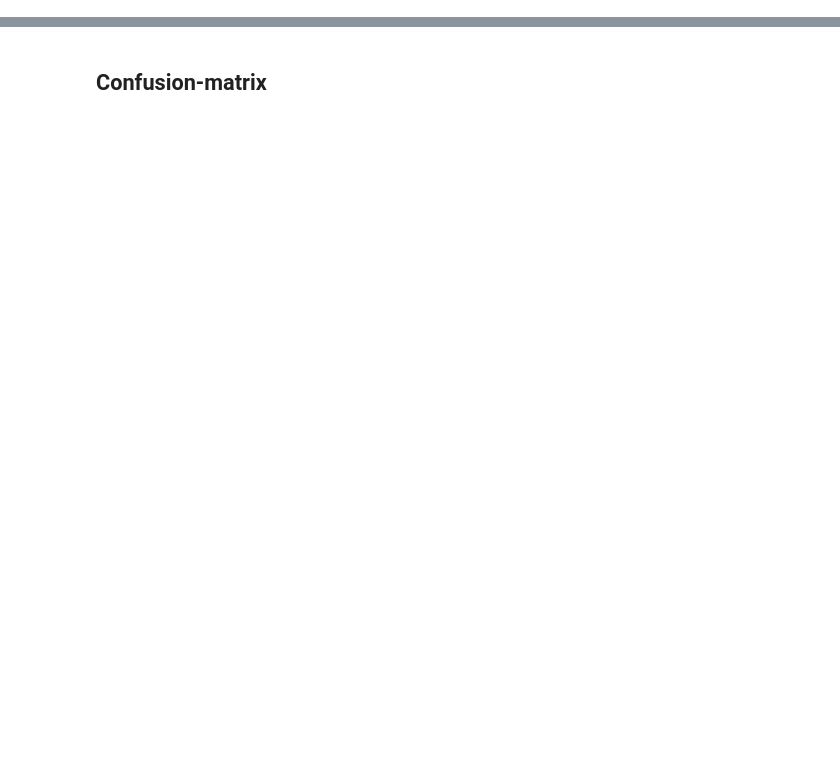
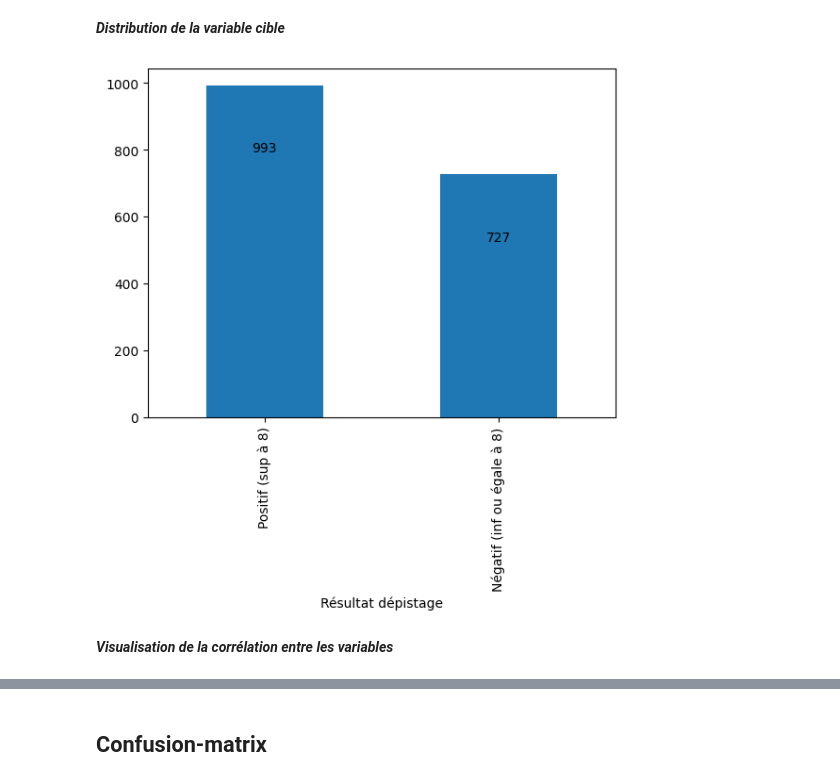
Before and after one commit to KokouNoe/muscoloskeletal_disorder_prediction, a Jupyter notebook: TMC_prediction.ipynb, the cells around one changed output, grey strips where cells are left out. Cells and saved outputs as stored; diff of their text form; code cells hidden in the pictures; blank space fills up the shorter version.

```diff
--- a/TMC_prediction.ipynb
+++ b/TMC_prediction.ipynb
@@ -321,0 +112,14 @@ LGBMClassifier(), RandomForestClassifier(), ExtraTreesClassifier(), and Decision
+# %% [markdown]
+***Distribution de la variable cible***
+# %%
+#target variable distribution
+
+frequence=data['Résultat dépistage'].value_counts()
+frequence.plot(kind='bar')
+for i, nombre in enumerate(frequence):
+    plt.text(i,nombre - 200, str(nombre),ha='center')
+plt.show()
+# %% [output]
+[figure, added]
+# %% [markdown]
+***Visualisation de la corrélation entre les variables***
```
Also changed, not shown: parts of 114 cells of this notebook.
